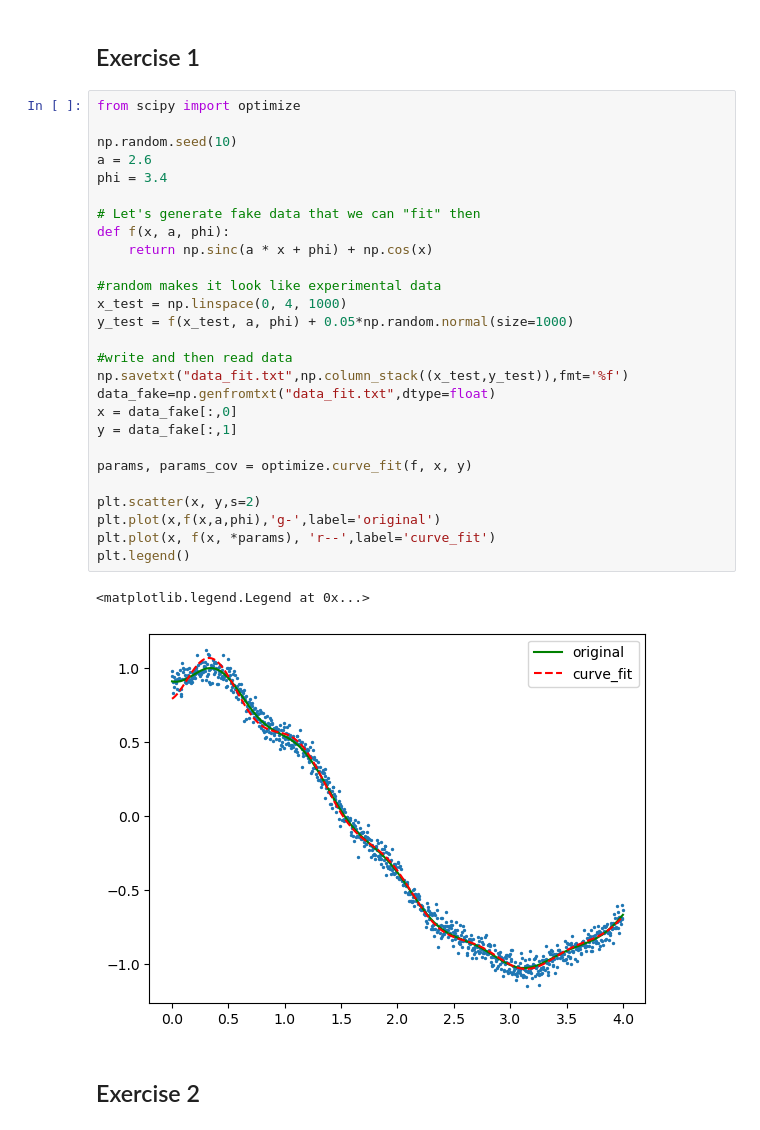
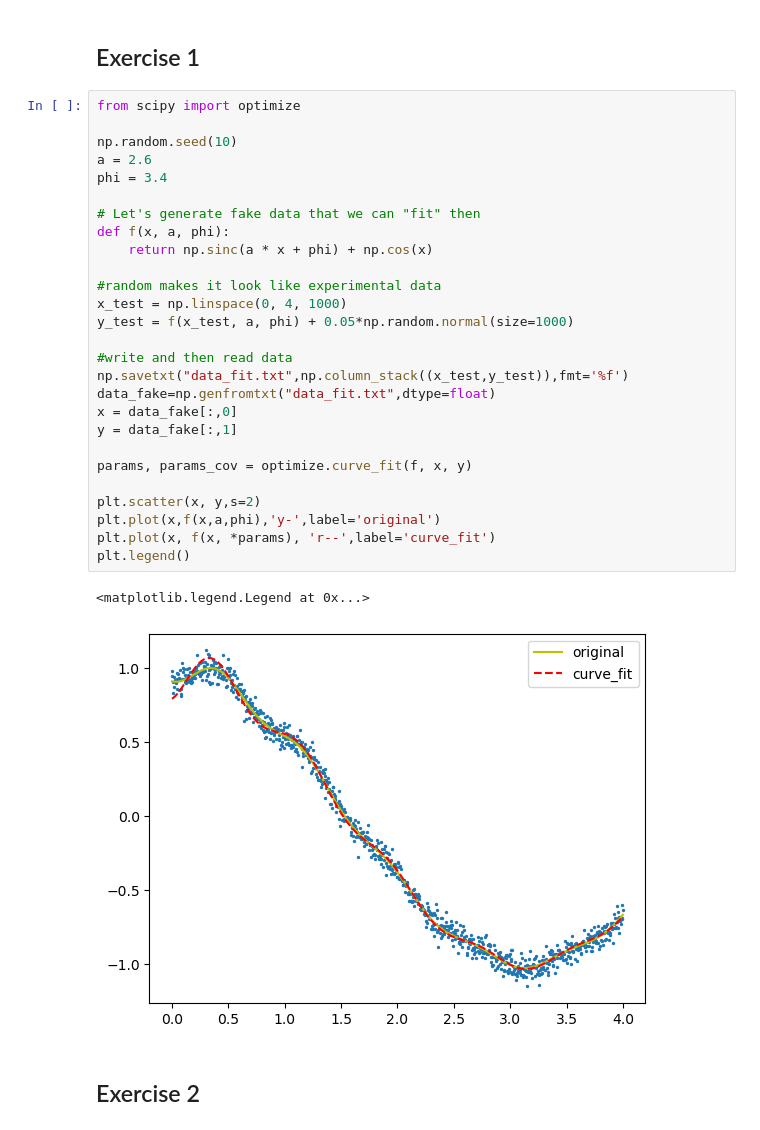
Before and after one commit to loerllemit/ScientificPython_diploma24, a Jupyter notebook: ex7-8.ipynb, the cells around one changed output. Drawn from its saved outputs; the diff is of its cells as text.

```diff
--- a/ex7-8.ipynb
+++ b/ex7-8.ipynb
@@ -10,33 +10,33 @@ from scipy.interpolate import interp1d, Akima1DInterpolator,PchipInterpolator
 # %%
 from scipy import optimize
 
 np.random.seed(10)
 a = 2.6
 phi = 3.4
 
 # Let's generate fake data that we can "fit" then
 def f(x, a, phi):
     return np.sinc(a * x + phi) + np.cos(x)
 
 #random makes it look like experimental data
 x_test = np.linspace(0, 4, 1000)
 y_test = f(x_test, a, phi) + 0.05*np.random.normal(size=1000)
 
 #write and then read data
 np.savetxt("data_fit.txt",np.column_stack((x_test,y_test)),fmt='%f')
 data_fake=np.genfromtxt("data_fit.txt",dtype=float)
 x = data_fake[:,0]
 y = data_fake[:,1]
 
 params, params_cov = optimize.curve_fit(f, x, y)
 
 plt.scatter(x, y,s=2)
-plt.plot(x,f(x,a,phi),'g-',label='original')
+plt.plot(x,f(x,a,phi),'y-',label='original')
 plt.plot(x, f(x, *params), 'r--',label='curve_fit')
 plt.legend()
 # %% [output]
 <matplotlib.legend.Legend at 0x...>
-[figure, old version]
+[figure, new version]
 # %% [markdown]
 ## Exercise 2
 # %%
```
Also changed, not shown: 1 other file.
